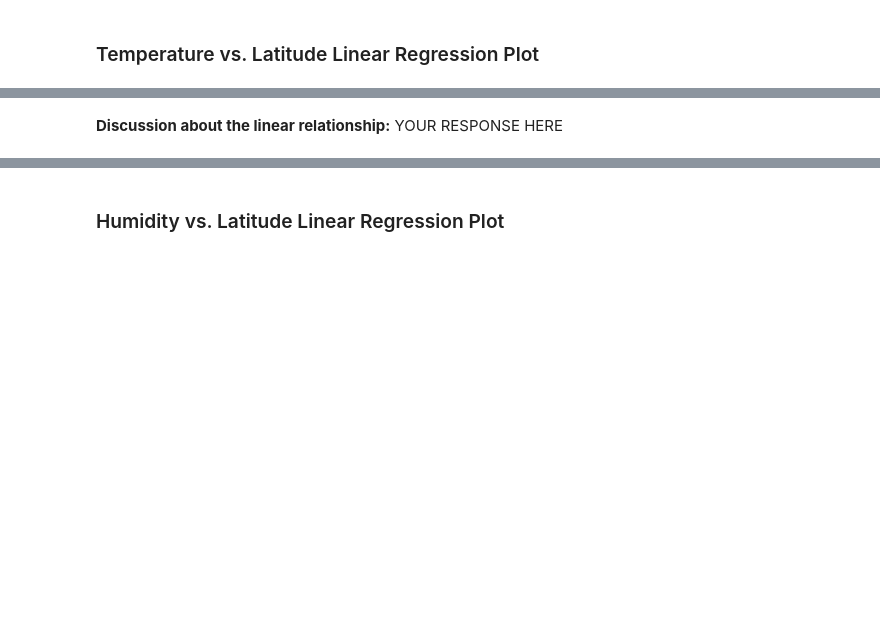
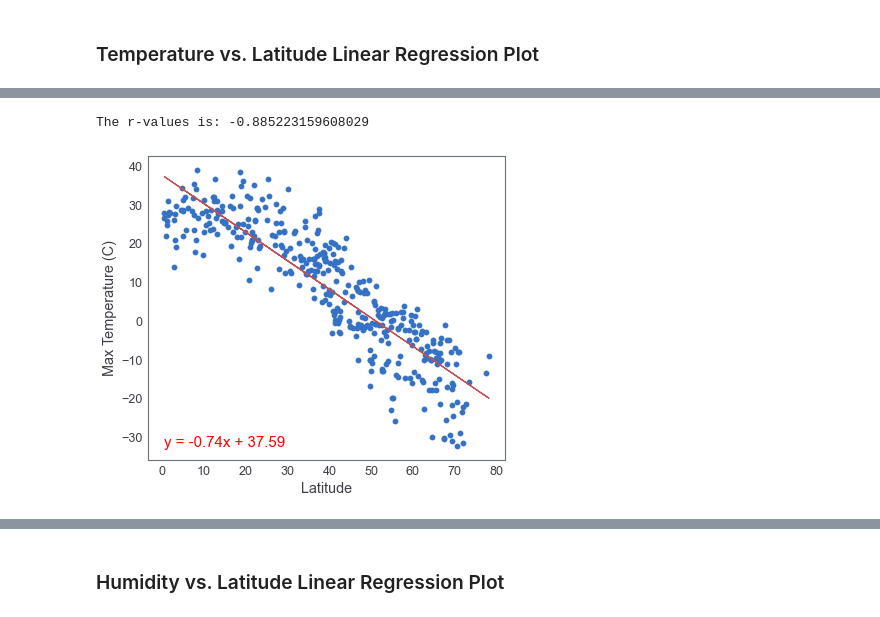
Before and after one commit to itsy24/World_Weather_Analysis, a Jupyter notebook: WeatherPy.ipynb, the cells around one changed output, grey strips where cells are left out. Cells and saved outputs as stored; diff of their text form; code cells hidden in the pictures; blank space fills up the shorter version.

```diff
--- a/WeatherPy.ipynb
+++ b/WeatherPy.ipynb
@@ -263,2 +264,12 @@ plt.show()
+# %%
+# Define a function to create Linear Regression plots
+def line_regression(x_values, y_values):
+    (slope, intercept, rvalue, pvalue, stderr) = linregress(x_values,y_values)
+    line = "y = " + str(round(slope,2)) + "x + " + str(round(intercept,2))
+    xmin = x_values.min()
+    ymin = y_values.min()
+    plt.annotate(line,(xmin, ymin),fontsize=15,color="red")
+    print(f'The r-values is: {rvalue}')
+    return (slope * x_values + intercept)
 # %%
 # Create a DataFrame with the Northern Hemisphere data (Latitude >= 0)
@@ -305,2 +304,19 @@ The r-value is: 0.4121057168607245
-# %% [markdown]
-**Discussion about the linear relationship:** YOUR RESPONSE HERE
+# %%
+# Linear regression on Northern Hemisphere
+#scatter plot for northern hemisphere data
+plt.scatter(northern_hemi_df['Lat'],northern_hemi_df['Max Temp'])
+
+#linear regression values #y=mx+b
+ntemp_regress = line_regression(northern_hemi_df['Lat'], northern_hemi_df['Max Temp'])
+
+#plot linear regression line
+plt.plot(northern_hemi_df['Lat'], ntemp_regress,'r-')
+
+# Incorporate the other graph properties
+plt.xlabel('Latitude')
+plt.ylabel('Max Temperature (C)')
+plt.grid()
+plt.show()
+# %% [output]
+The r-values is: -0.885223159608029
+[figure, added]
```
Also changed, not shown: parts of 27 cells of this notebook.
